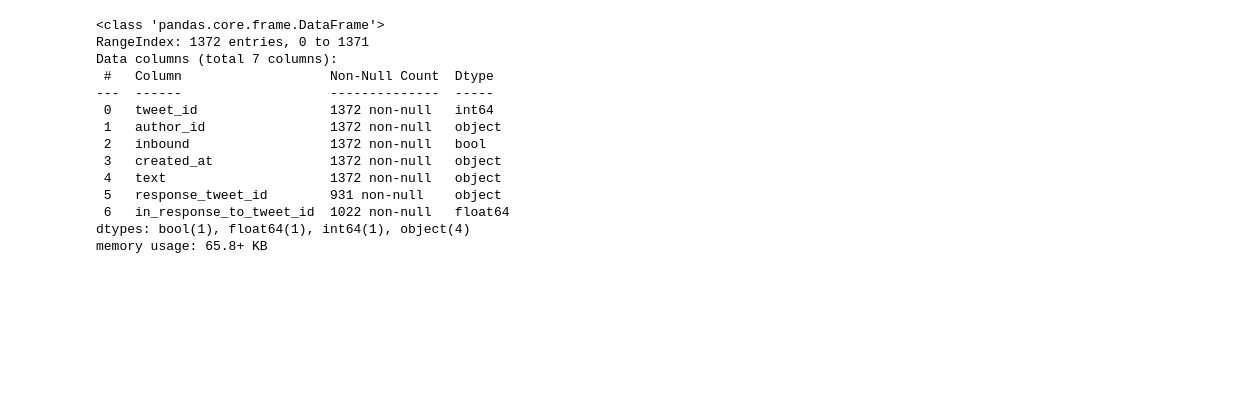
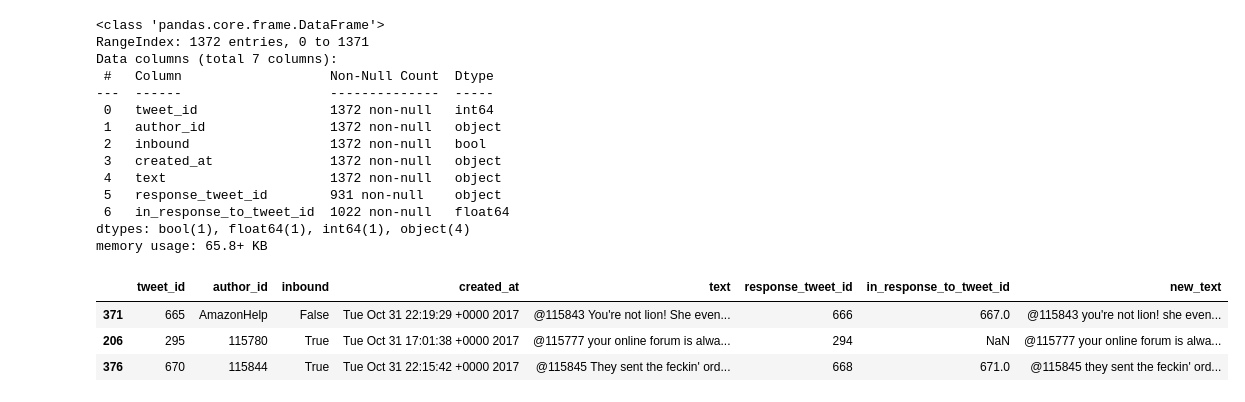
Before and after one commit to Najiyya123/twitter-sentiment-analysis-nlp, a Jupyter notebook: sentiment analysis.ipynb, the cells around one changed output. Cells and saved outputs as stored; diff of their text form; code cells hidden in the pictures; blank space fills up the shorter version.

```diff
--- a/sentiment analysis.ipynb
+++ b/sentiment analysis.ipynb
@@ -101,3 +101,12 @@ Data columns (total 7 columns):
  6   in_response_to_tweet_id  1022 non-null   float64
 dtypes: bool(1), float64(1), int64(1), object(4)
 memory usage: 65.8+ KB
+# %%
+df = tweets
+df['new_text'] = df['text'].str.lower()
+df.sample(3)
+# %% [output]
+|  | tweet_id | author_id | inbound | created_at | text | response_tweet_id | in_response_to_tweet_id | new_text |
+| 371 | 665 | AmazonHelp | False | Tue Oct 31 22:19:29 +0000 2017 | @115843 You're not lion! She even... | 666 | 667.0 | @115843 you're not lion! she even... |
+| 206 | 295 | 115780 | True | Tue Oct 31 17:01:38 +0000 2017 | @115777 your online forum is alwa... | 294 | NaN | @115777 your online forum is alwa... |
+| 376 | 670 | 115844 | True | Tue Oct 31 22:15:42 +0000 2017 | @115845 They sent the feckin' ord... | 668 | 671.0 | @115845 they sent the feckin' ord... |
```
Also changed, not shown: parts of 9 cells of this notebook.
